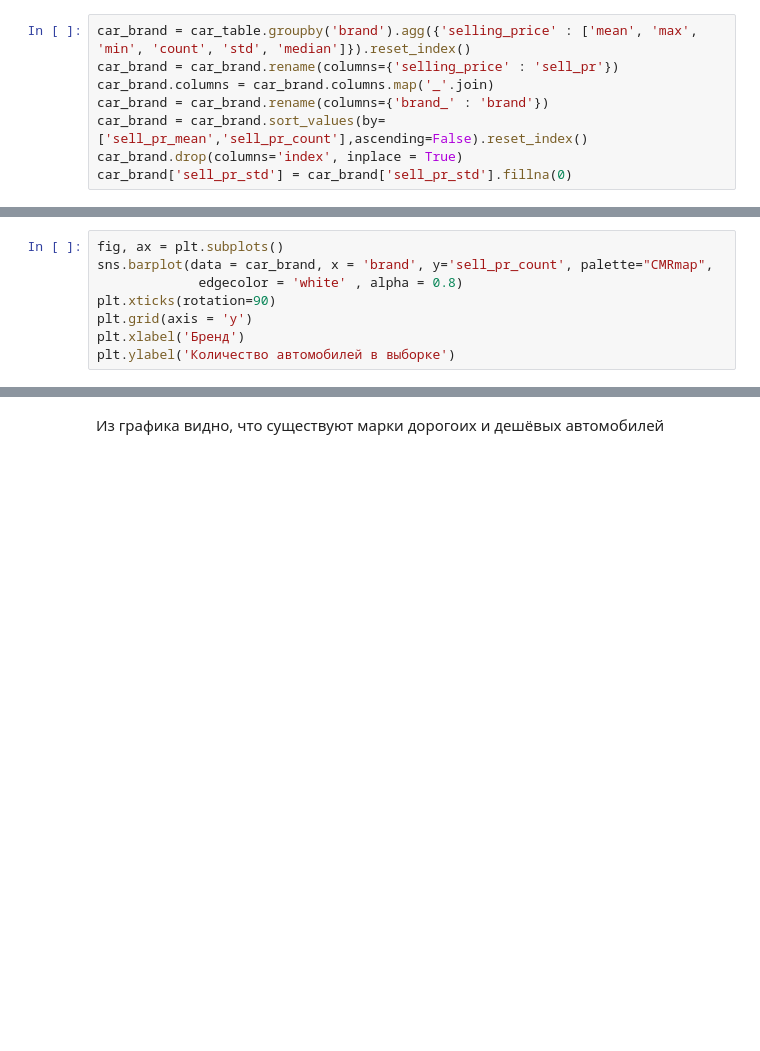
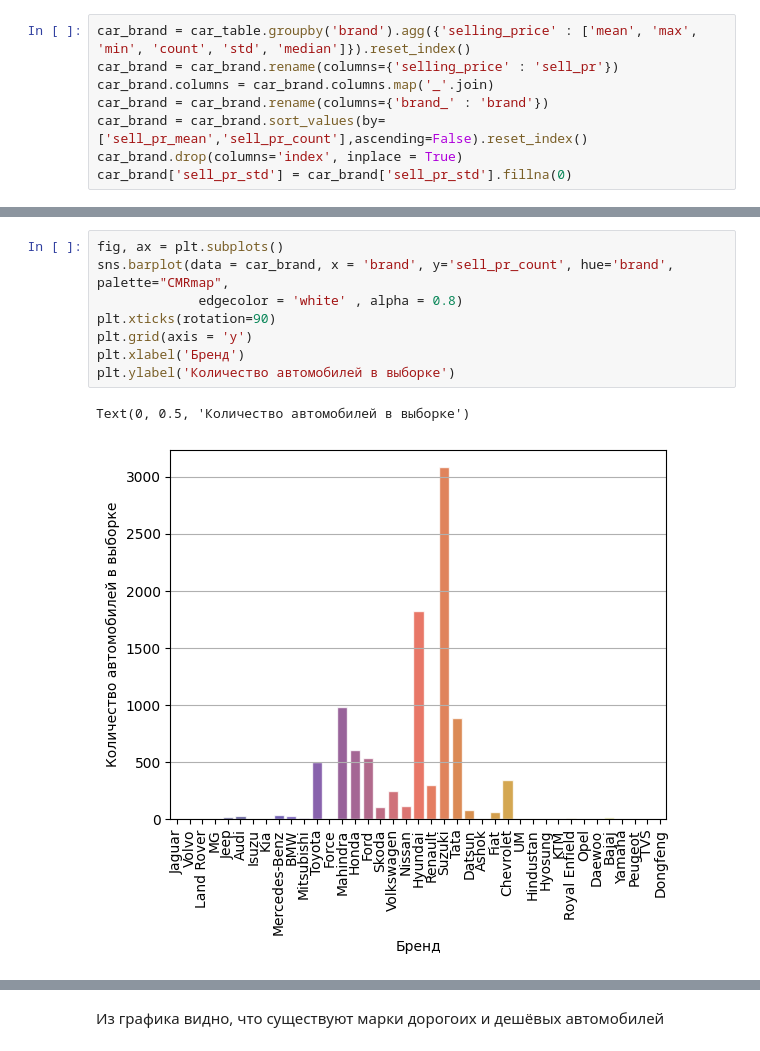
Before and after one commit to LlirikOknessu/tpu-8e21-ai-basis, a Jupyter notebook: Racheev/EDA_Racheev_1.01.ipynb, the cells around one changed output, grey strips where cells are left out. Saved outputs shown, nothing was run; the diff lists cells and outputs as text; blank space fills up the shorter version.

```diff
--- a/Racheev/EDA_Racheev_1.01.ipynb
+++ b/Racheev/EDA_Racheev_1.01.ipynb
@@ -1141,8 +1143,11 @@ plt.show()
 # %%
 fig, ax = plt.subplots()
-sns.barplot(data = car_brand, x = 'brand', y='sell_pr_count', palette="CMRmap",
+sns.barplot(data = car_brand, x = 'brand', y='sell_pr_count', hue='brand', palette="CMRmap",
              edgecolor = 'white' , alpha = 0.8)
 plt.xticks(rotation=90)
 plt.grid(axis = 'y')
 plt.xlabel('Бренд')
 plt.ylabel('Количество автомобилей в выборке')
+# %% [output]
+Text(0, 0.5, 'Количество автомобилей в выборке')
+[figure, added]
```
Also changed, not shown: parts of 144 cells of this notebook, 4 other files.
